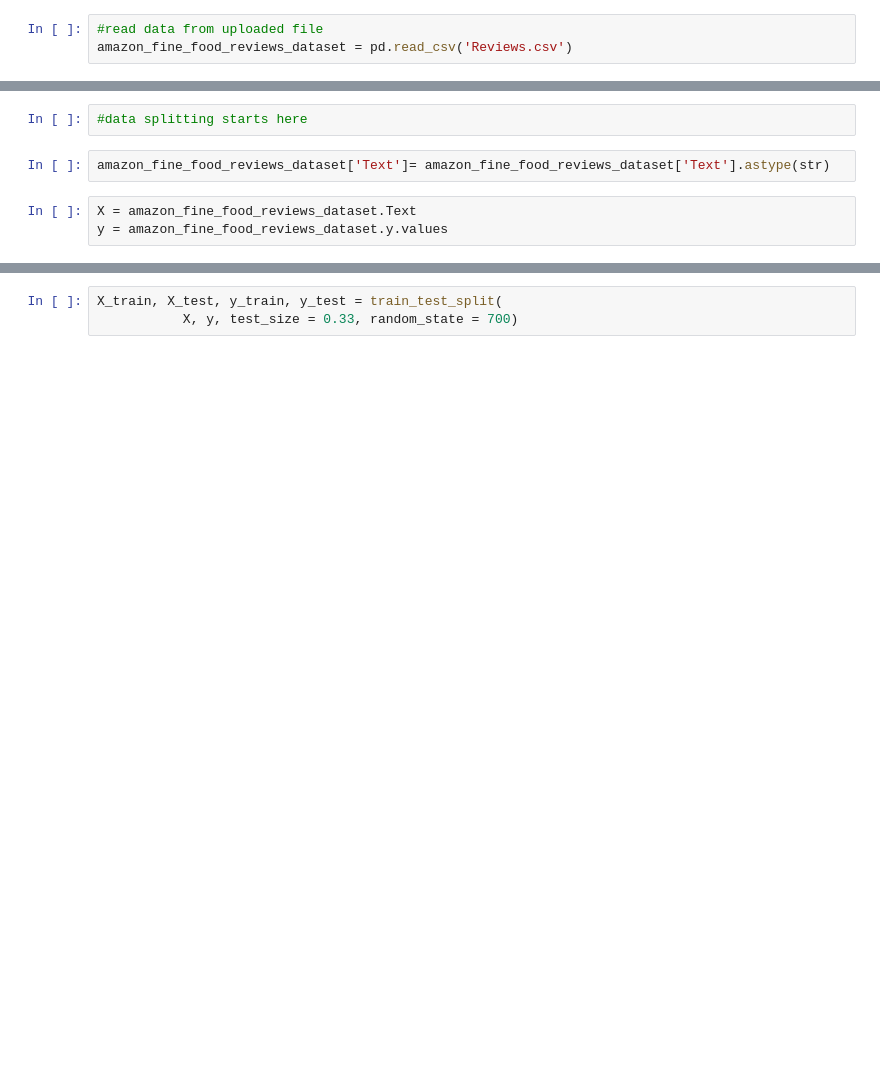
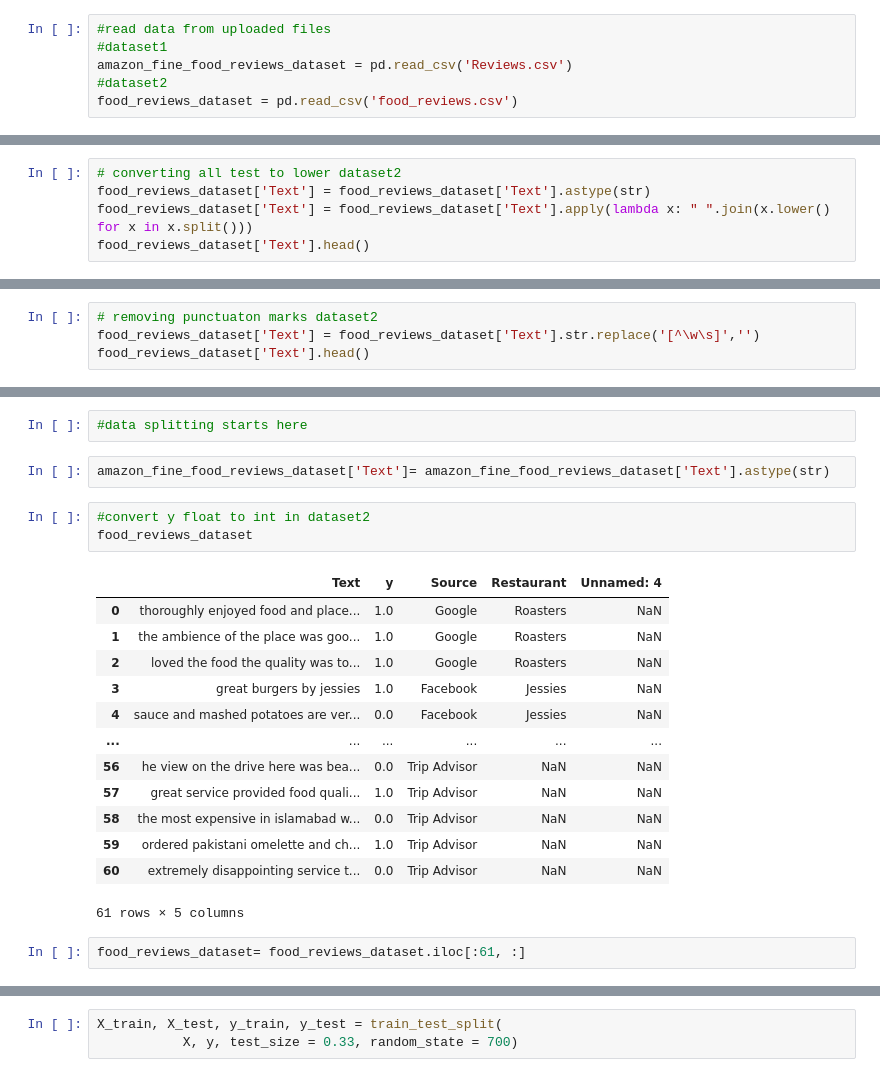
Before and after one commit to IqraAziz15/OpenRestaurantFYP, a Jupyter notebook: model/sentiment_analysis_model.ipynb, the cells around one changed output, grey strips where cells are left out. Cells and saved outputs as stored; diff of their text form; blank space fills up the shorter version.

```diff
--- a/model/sentiment_analysis_model.ipynb
+++ b/model/sentiment_analysis_model.ipynb
@@ -18,3 +22,6 @@ uploaded = files.upload()
 # %%
-#read data from uploaded file
+#read data from uploaded files
+#dataset1
 amazon_fine_food_reviews_dataset = pd.read_csv('Reviews.csv')
+#dataset2
+food_reviews_dataset = pd.read_csv('food_reviews.csv')
@@ -108,3 +128,8 @@ amazon_fine_food_reviews_dataset['Text'].head()
 3    if you are looking for the secret ingredient i...
 4    great taffy at a great price. there was a wide...
 Name: Text, dtype: object
+# %%
+# converting all test to lower dataset2
+food_reviews_dataset['Text'] = food_reviews_dataset['Text'].astype(str)
+food_reviews_dataset['Text'] = food_reviews_dataset['Text'].apply(lambda x: " ".join(x.lower() for x in x.split()))
+food_reviews_dataset['Text'].head()
@@ -119,3 +151,7 @@ amazon_fine_food_reviews_dataset['Text'].head()
 3    if you are looking for the secret ingredient i...
 4    great taffy at a great price there was a wide ...
 Name: Text, dtype: object
+# %%
+# removing punctuaton marks dataset2
+food_reviews_dataset['Text'] = food_reviews_dataset['Text'].str.replace('[^\w\s]','')
+food_reviews_dataset['Text'].head()
@@ -147,6 +194,22 @@ amazon_fine_food_reviews_dataset.head()
 #data splitting starts here
 # %%
 amazon_fine_food_reviews_dataset['Text']= amazon_fine_food_reviews_dataset['Text'].astype(str)
-# %%
-X = amazon_fine_food_reviews_dataset.Text
-y = amazon_fine_food_reviews_dataset.y.values
+# %%
+#convert y float to int in dataset2
+food_reviews_dataset
+# %% [output]
+|  | Text | y | Source | Restaurant | Unnamed: 4 |
+| 0 | thoroughly enjoyed food and place... | 1.0 | Google | Roasters | NaN |
+| 1 | the ambience of the place was goo... | 1.0 | Google | Roasters | NaN |
+| 2 | loved the food the quality was to... | 1.0 | Google | Roasters | NaN |
+| 3 | great burgers by jessies | 1.0 | Facebook | Jessies | NaN |
+| 4 | sauce and mashed potatoes are ver... | 0.0 | Facebook | Jessies | NaN |
+| ... | ... | ... | ... | ... | ... |
+| 56 | he view on the drive here was bea... | 0.0 | Trip Advisor | NaN | NaN |
+| 57 | great service provided food quali... | 1.0 | Trip Advisor | NaN | NaN |
+| 58 | the most expensive in islamabad w... | 0.0 | Trip Advisor | NaN | NaN |
+| 59 | ordered pakistani omelette and ch... | 1.0 | Trip Advisor | NaN | NaN |
+| 60 | extremely disappointing service t... | 0.0 | Trip Advisor | NaN | NaN |
+61 rows × 5 columns
+# %%
+food_reviews_dataset= food_reviews_dataset.iloc[:61, :]
```
Also changed, not shown: parts of 26 cells of this notebook.
